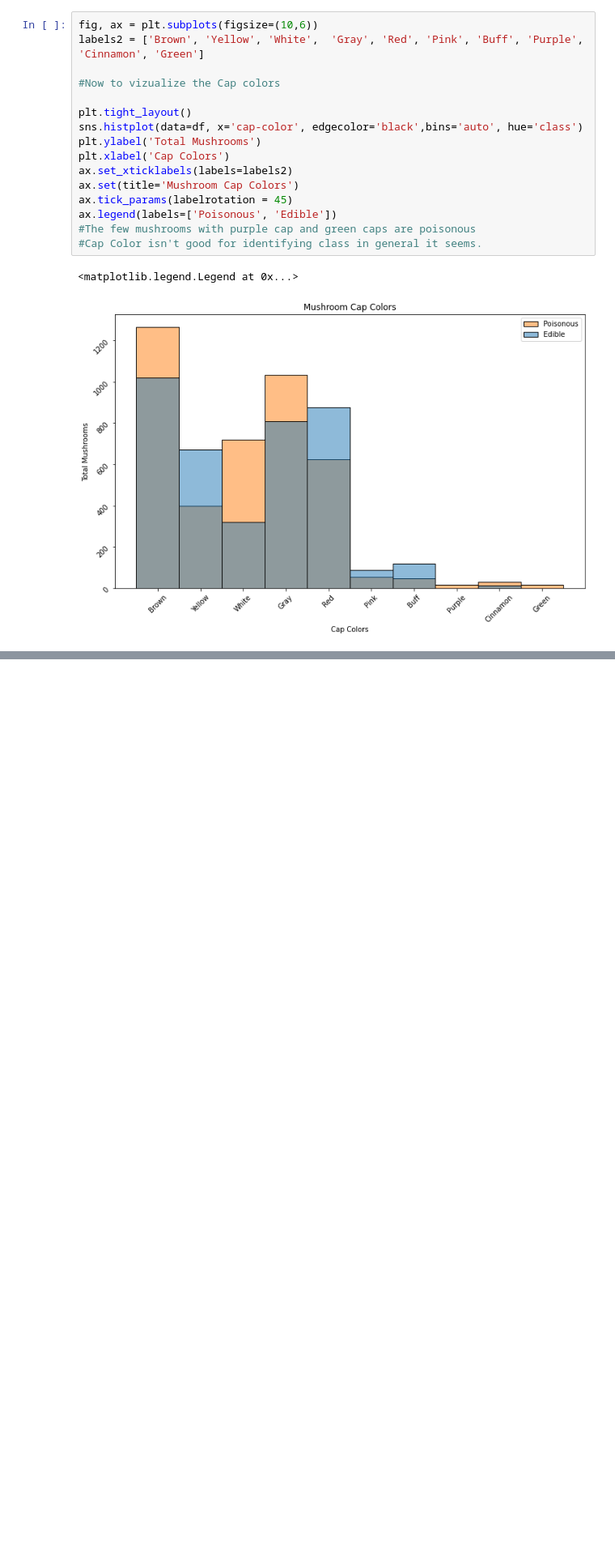
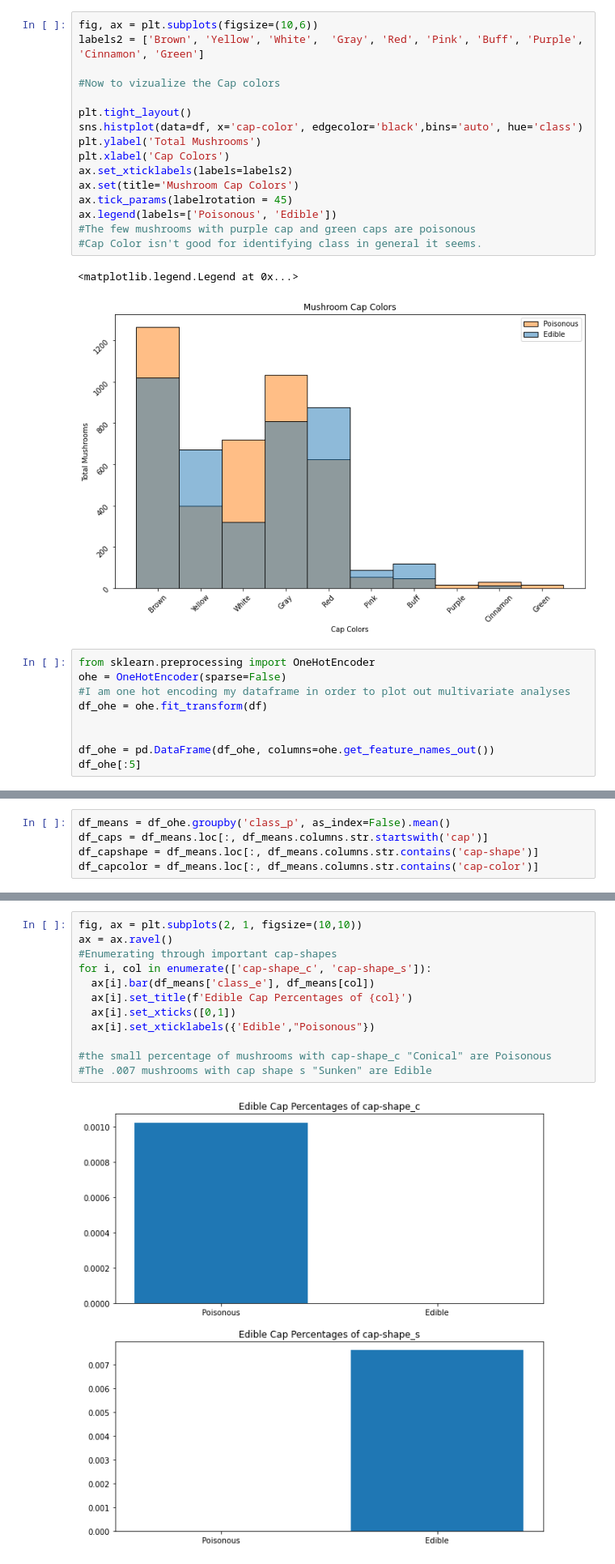
Before and after one commit to Jkhou1000/Mushroom-Classifier, a Jupyter notebook: Mushroom_Project.ipynb, the cells around one changed output, grey strips where cells are left out. Shown: that part at 81% size. Drawn from its saved outputs; the diff is of its cells as text; blank space fills up the shorter version.

```diff
--- a/Mushroom_Project.ipynb
+++ b/Mushroom_Project.ipynb
@@ -132,3 +132,12 @@ ax.legend(labels=['Poisonous', 'Edible'])
 # %% [output]
 <matplotlib.legend.Legend at 0x...>
 [figure]
+# %%
+from sklearn.preprocessing import OneHotEncoder
+ohe = OneHotEncoder(sparse=False)
+#I am one hot encoding my dataframe in order to plot out multivariate analyses
+df_ohe = ohe.fit_transform(df)
+
+
+df_ohe = pd.DataFrame(df_ohe, columns=ohe.get_feature_names_out())
+df_ohe[:5]
@@ -134,0 +162,5 @@ ax.legend(labels=['Poisonous', 'Edible'])
+# %%
+df_means = df_ohe.groupby('class_p', as_index=False).mean()
+df_caps = df_means.loc[:, df_means.columns.str.startswith('cap')]
+df_capshape = df_means.loc[:, df_means.columns.str.contains('cap-shape')]
+df_capcolor = df_means.loc[:, df_means.columns.str.contains('cap-color')]
@@ -134,0 +190,14 @@ ax.legend(labels=['Poisonous', 'Edible'])
+# %%
+fig, ax = plt.subplots(2, 1, figsize=(10,10))
+ax = ax.ravel()
+#Enumerating through important cap-shapes
+for i, col in enumerate(['cap-shape_c', 'cap-shape_s']):
+  ax[i].bar(df_means['class_e'], df_means[col])
+  ax[i].set_title(f'Edible Cap Percentages of {col}')
+  ax[i].set_xticks([0,1])
+  ax[i].set_xticklabels({'Edible',"Poisonous"})
+
+#the small percentage of mushrooms with cap-shape_c "Conical" are Poisonous
+#The .007 mushrooms with cap shape s "Sunken" are Edible
+# %% [output]
+[figure, added]
```
Also changed, not shown: parts of 7 cells of this notebook.
